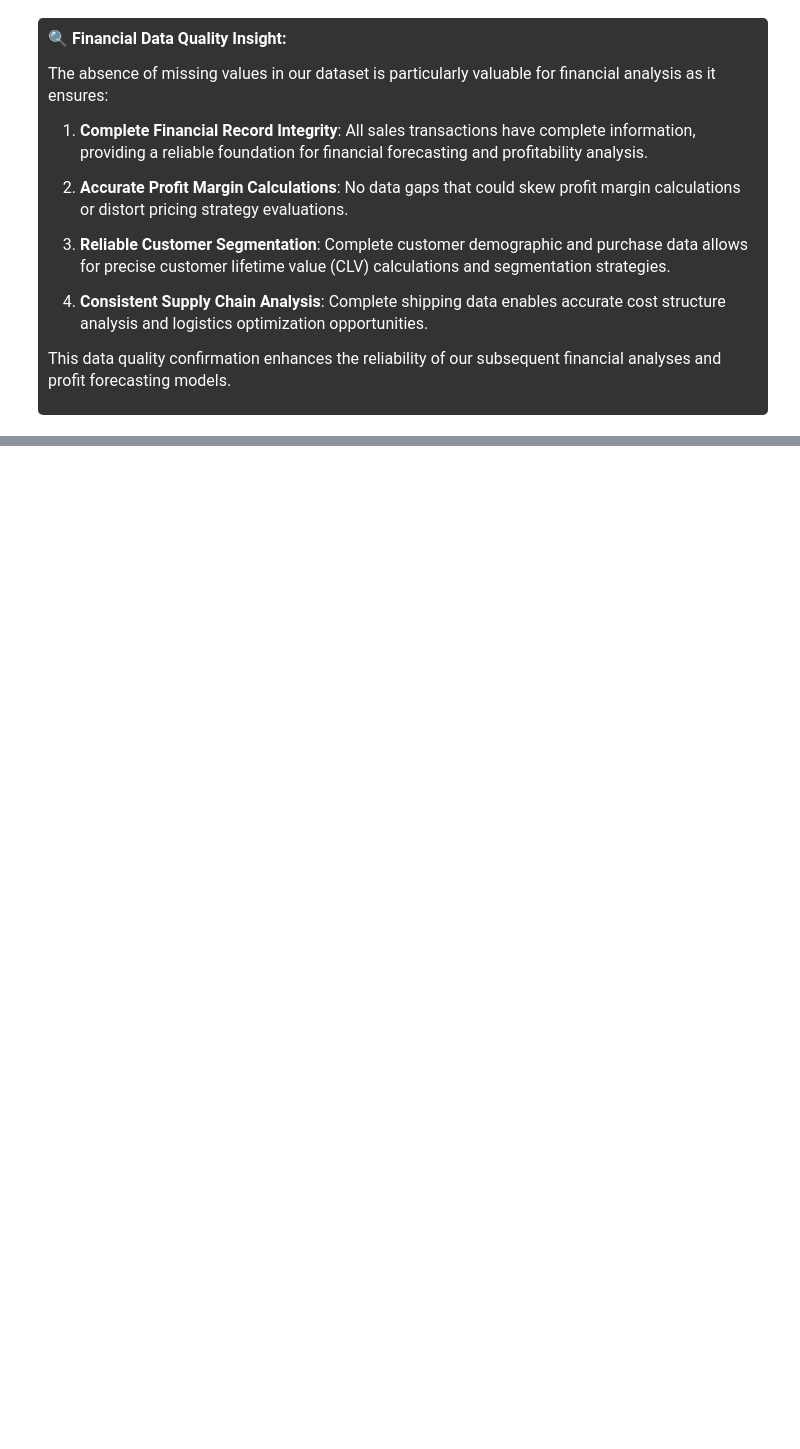
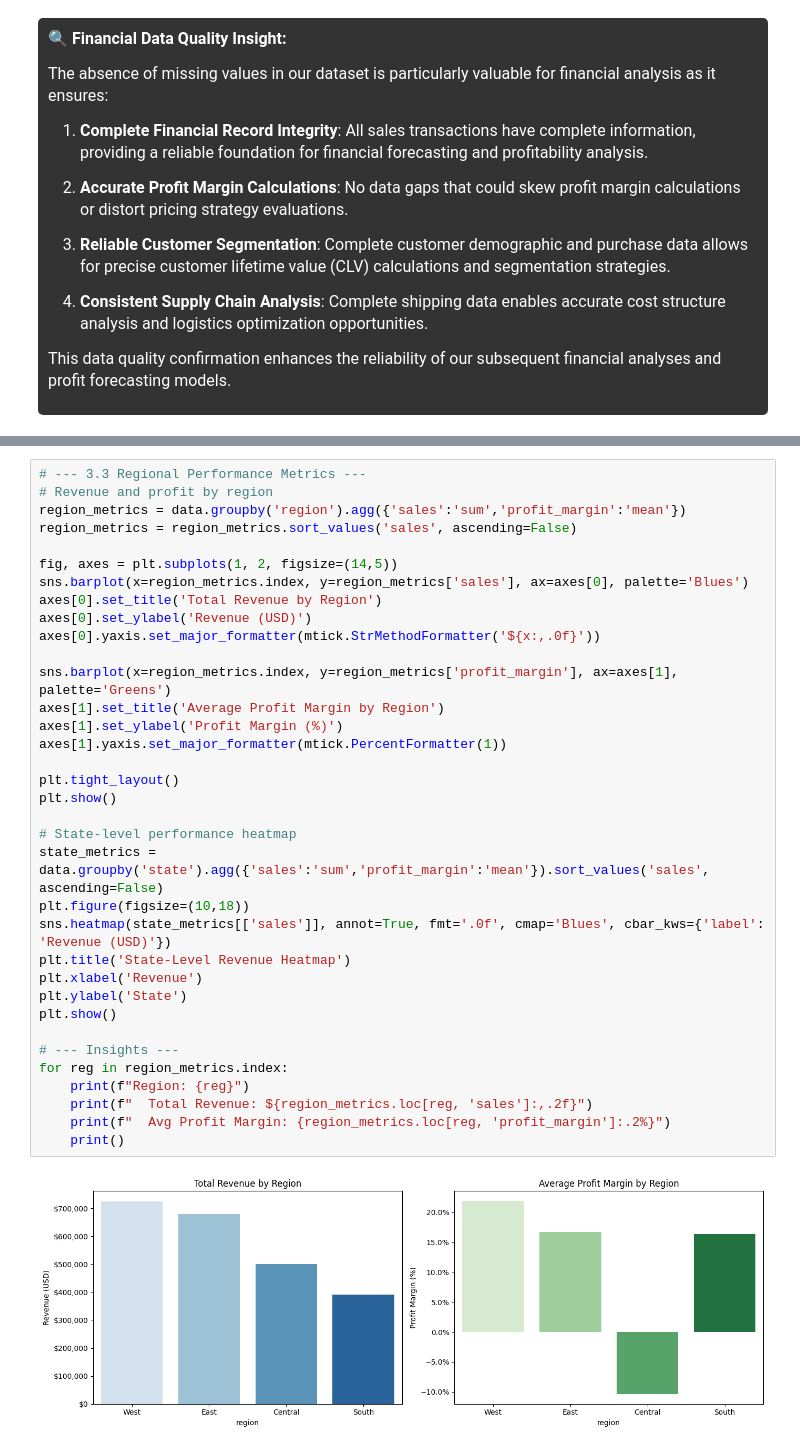
Before and after one commit to TeslimAdeyanju/5-Portfolio-SuperStore-Sales-Analysis-and-Prediction-A-Data-Science-Approach, a Jupyter notebook: sales-forecasting-with-logistic-regression.ipynb, the cells around one changed output, grey strips where cells are left out. Drawn from its saved outputs; the diff is of its cells as text; blank space fills up the shorter version.

```diff
--- a/sales-forecasting-with-logistic-regression.ipynb
+++ b/sales-forecasting-with-logistic-regression.ipynb
@@ -2160,0 +1996,37 @@ By continuing to refine this financial analytics approach, SuperStore can establ
+# %%
+# --- 3.3 Regional Performance Metrics ---
+# Revenue and profit by region
+region_metrics = data.groupby('region').agg({'sales':'sum','profit_margin':'mean'})
+region_metrics = region_metrics.sort_values('sales', ascending=False)
+
+fig, axes = plt.subplots(1, 2, figsize=(14,5))
+sns.barplot(x=region_metrics.index, y=region_metrics['sales'], ax=axes[0], palette='Blues')
+axes[0].set_title('Total Revenue by Region')
+axes[0].set_ylabel('Revenue (USD)')
+axes[0].yaxis.set_major_formatter(mtick.StrMethodFormatter('${x:,.0f}'))
+
+sns.barplot(x=region_metrics.index, y=region_metrics['profit_margin'], ax=axes[1], palette='Greens')
+axes[1].set_title('Average Profit Margin by Region')
+axes[1].set_ylabel('Profit Margin (%)')
+axes[1].yaxis.set_major_formatter(mtick.PercentFormatter(1))
+
+plt.tight_layout()
+plt.show()
+
+# State-level performance heatmap
+state_metrics = data.groupby('state').agg({'sales':'sum','profit_margin':'mean'}).sort_values('sales', ascending=False)
+plt.figure(figsize=(10,18))
+sns.heatmap(state_metrics[['sales']], annot=True, fmt='.0f', cmap='Blues', cbar_kws={'label': 'Revenue (USD)'})
+plt.title('State-Level Revenue Heatmap')
+plt.xlabel('Revenue')
+plt.ylabel('State')
+plt.show()
+
+# --- Insights ---
+for reg in region_metrics.index:
+    print(f"Region: {reg}")
+    print(f"  Total Revenue: ${region_metrics.loc[reg, 'sales']:,.2f}")
+    print(f"  Avg Profit Margin: {region_metrics.loc[reg, 'profit_margin']:.2%}")
+    print()
+# %% [output]
+[figure, added]
```
Also changed, not shown: parts of 254 cells of this notebook, 2 other files.
